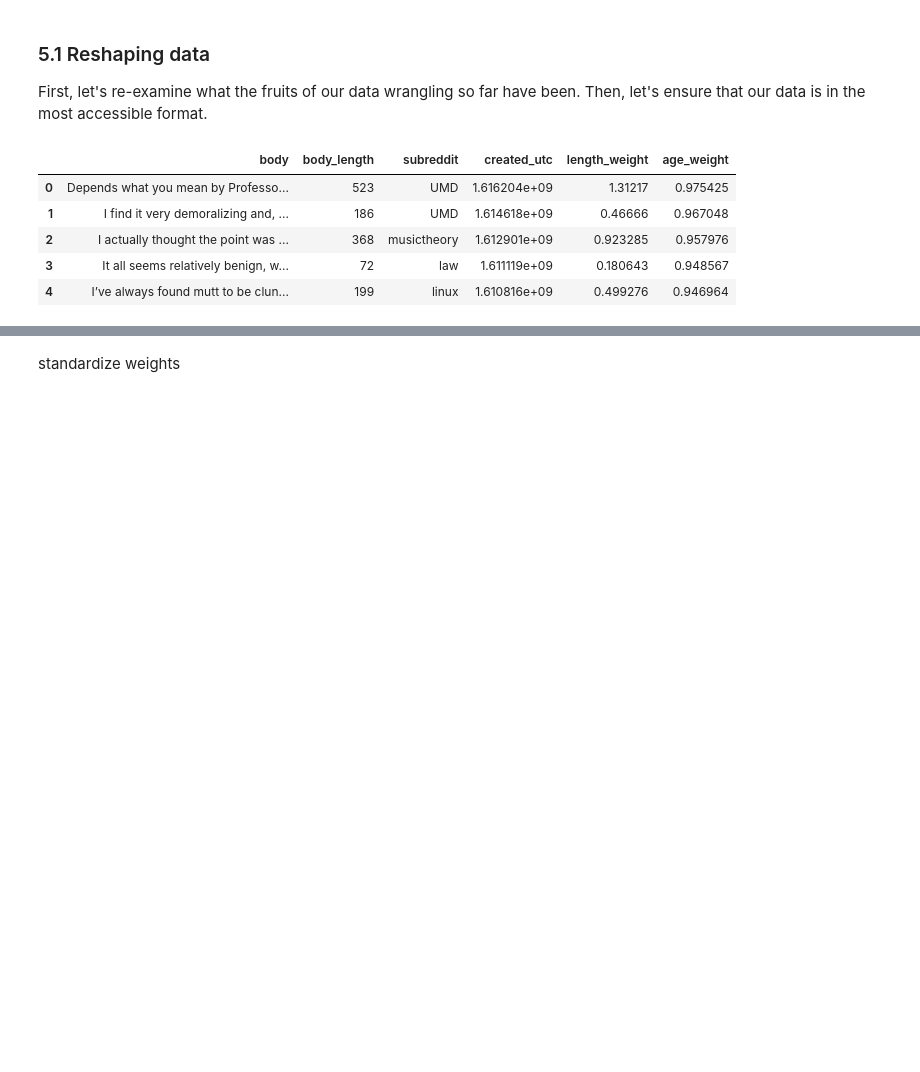
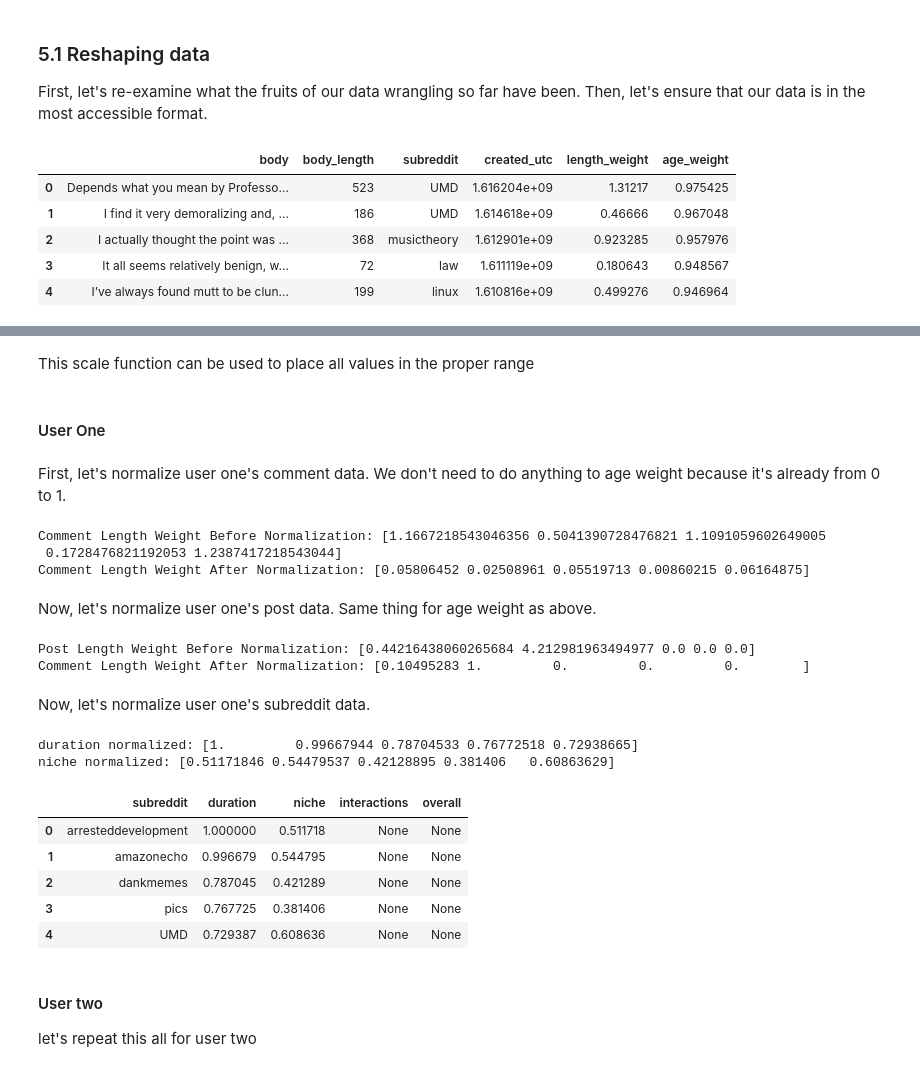
Before and after one commit to ariqbailey/ariqbailey.github.io, a Jupyter notebook: reddit-common-interests/Final_Project.ipynb, the cells around one changed output, grey strips where cells are left out. Drawn from its saved outputs; the diff is of its cells as text; code cells hidden in the pictures; blank space fills up the shorter version.

```diff
--- a/reddit-common-interests/Final_Project.ipynb
+++ b/reddit-common-interests/Final_Project.ipynb
@@ -813,11 +859,77 @@ print(glance(subreddits_interest_two_weights))
+# %%
+def scale(x):
+    max = np.max(x)
+    tmp = []
+    for val in x:
+        tmp.append(val / max)
+    return np.array(tmp)
+# %% [markdown]
+This scale function can be used to place all values in the proper range
+# %% [markdown]
+#### User One
+# %% [markdown]
+First, let's normalize user one's comment data. We don't need to do anything to age weight because it's already from 0 to 1.
+# %%
+# length weight
+length = np.array(one_comment_df['length_weight'])
+print(f'Comment Length Weight Before Normalization: {length[:5]}')
+
+length = scale(length)
+print(f'Comment Length Weight After Normalization: {length[:5]}')
+
+one_comment_df['length_weight_norm'] = length
+# %% [output]
+Comment Length Weight Before Normalization: [1.1667218543046356 0.5041390728476821 1.1091059602649005
+ 0.1728476821192053 1.2387417218543044]
+Comment Length Weight After Normalization: [0.05806452 0.02508961 0.05519713 0.00860215 0.06164875]
+# %% [markdown]
+Now, let's normalize user one's post data. Same thing for age weight as above.
+# %%
+# length weight
+length = np.array(one_post_df['length_weight'])
+print(f'Post Length Weight Before Normalization: {length[:5]}')
+
+length = scale(length)
+print(f'Comment Length Weight After Normalization: {length[:5]}')
+
+one_post_df['length_weight_norm'] = length
+# %% [output]
+Post Length Weight Before Normalization: [0.44216438060265684 4.212981963494977 0.0 0.0 0.0]
+Comment Length Weight After Normalization: [0.10495283 1.         0.         0.         0.        ]
+# %% [markdown]
+Now, let's normalize user one's subreddit data.
+# %%
+duration = np.array(one_sub_weights['duration'])
+duration = scale(duration)
+
+niche = one_sub_weights['niche']
+niche = scale(niche)
+
+print(f'duration normalized: {duration[0:5]}')
+print(f'niche normalized: {niche[:5]}')
+
+one_sub_weights['duration'] = duration
+one_sub_weights['niche'] = niche
+
+one_sub_weights.head()
+# %% [output]
+duration normalized: [1.         0.99667944 0.78704533 0.76772518 0.72938665]
+niche normalized: [0.51171846 0.54479537 0.42128895 0.381406   0.60863629]
+|  | subreddit | duration | niche | interactions | overall |
+| 0 | arresteddevelopment | 1.000000 | 0.511718 | None | None |
+| 1 | amazonecho | 0.996679 | 0.544795 | None | None |
+| 2 | dankmemes | 0.787045 | 0.421289 | None | None |
+| 3 | pics | 0.767725 | 0.381406 | None | None |
+| 4 | UMD | 0.729387 | 0.608636 | None | None |
+# %% [markdown]
+#### User two
+let's repeat this all for user two
 # %%
 # weight comments and weight posts appropriately
 COMMENT_CONSTANT = 1.0
 SUBMISSION_CONSTANT = 9.0
 
 # length weight, age weight, interest weight
-# %% [markdown]
-standardize weights
 # %%
 regress weights
 # %%
```
Also changed, not shown: parts of 10 cells of this notebook.
